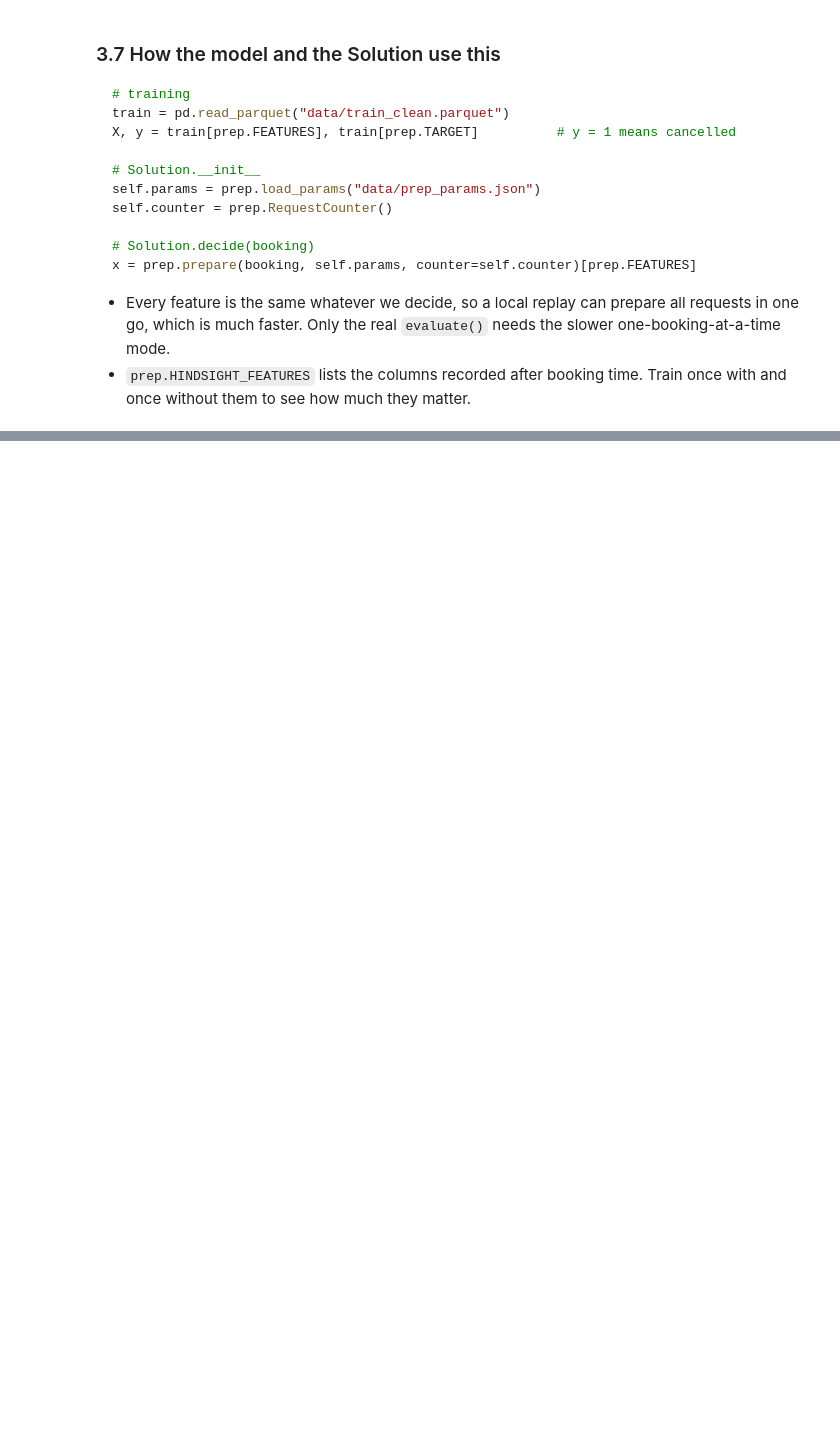
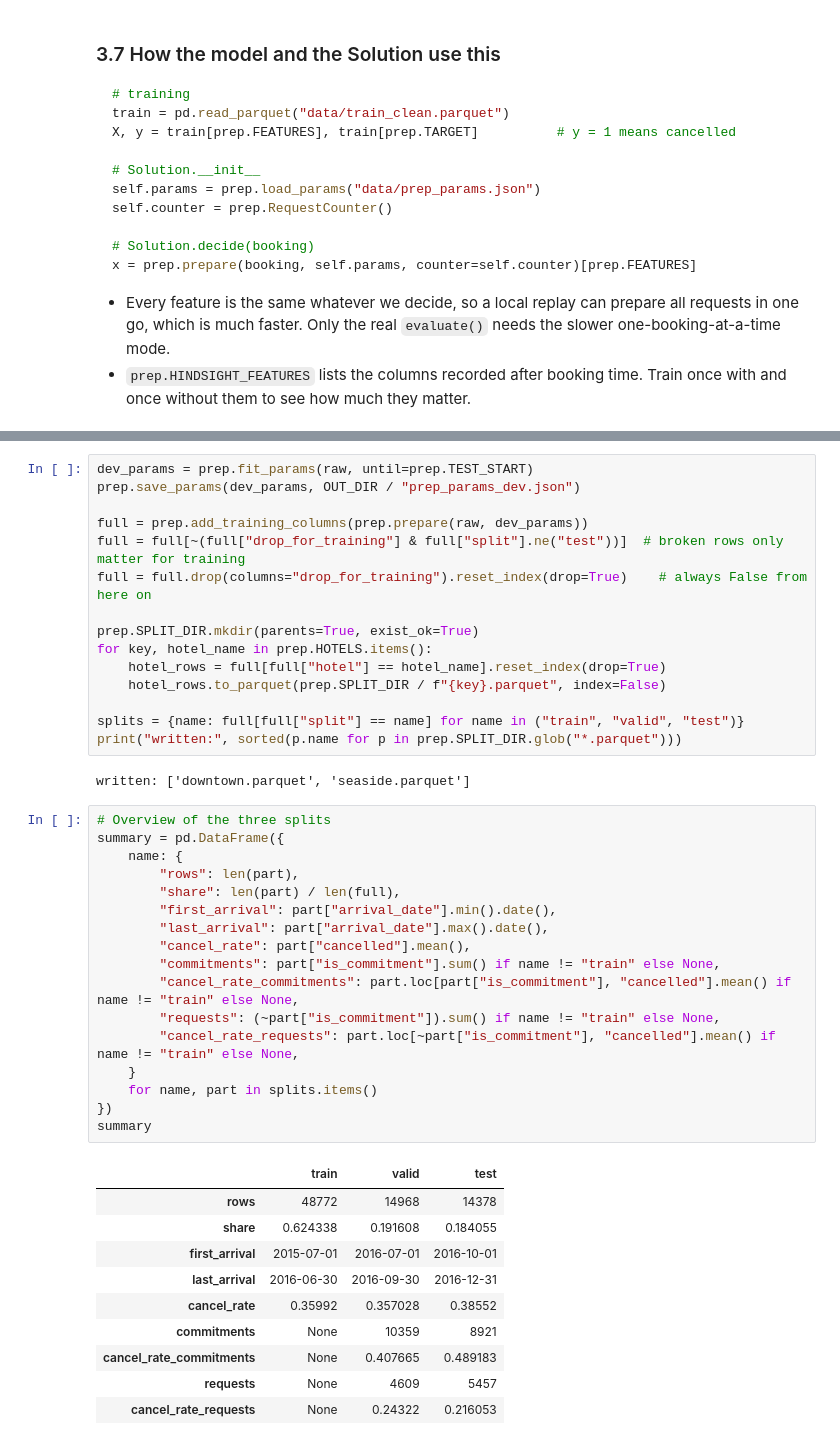
Before and after one commit to DM-Schabert/Valhackers, a Jupyter notebook: preprocessing.ipynb, the cells around one changed output, grey strips where cells are left out. Drawn from its saved outputs; the diff is of its cells as text; blank space fills up the shorter version.

```diff
--- a/preprocessing.ipynb
+++ b/preprocessing.ipynb
@@ -456,0 +475,45 @@ x = prep.prepare(booking, self.params, counter=self.counter)[prep.FEATURES]
+# %%
+dev_params = prep.fit_params(raw, until=prep.TEST_START)
+prep.save_params(dev_params, OUT_DIR / "prep_params_dev.json")
+
+full = prep.add_training_columns(prep.prepare(raw, dev_params))
+full = full[~(full["drop_for_training"] & full["split"].ne("test"))]  # broken rows only matter for training
+full = full.drop(columns="drop_for_training").reset_index(drop=True)    # always False from here on
+
+prep.SPLIT_DIR.mkdir(parents=True, exist_ok=True)
+for key, hotel_name in prep.HOTELS.items():
+    hotel_rows = full[full["hotel"] == hotel_name].reset_index(drop=True)
+    hotel_rows.to_parquet(prep.SPLIT_DIR / f"{key}.parquet", index=False)
+
+splits = {name: full[full["split"] == name] for name in ("train", "valid", "test")}
+print("written:", sorted(p.name for p in prep.SPLIT_DIR.glob("*.parquet")))
+# %% [output]
+written: ['downtown.parquet', 'seaside.parquet']
+# %%
+# Overview of the three splits
+summary = pd.DataFrame({
+    name: {
+        "rows": len(part),
+        "share": len(part) / len(full),
+        "first_arrival": part["arrival_date"].min().date(),
+        "last_arrival": part["arrival_date"].max().date(),
+        "cancel_rate": part["cancelled"].mean(),
+        "commitments": part["is_commitment"].sum() if name != "train" else None,
+        "cancel_rate_commitments": part.loc[part["is_commitment"], "cancelled"].mean() if name != "train" else None,
+        "requests": (~part["is_commitment"]).sum() if name != "train" else None,
+        "cancel_rate_requests": part.loc[~part["is_commitment"], "cancelled"].mean() if name != "train" else None,
+    }
+    for name, part in splits.items()
+})
+summary
+# %% [output]
+|  | train | valid | test |
+| rows | 48772 | 14968 | 14378 |
+| share | 0.624338 | 0.191608 | 0.184055 |
+| first_arrival | 2015-07-01 | 2016-07-01 | 2016-10-01 |
+| last_arrival | 2016-06-30 | 2016-09-30 | 2016-12-31 |
+| cancel_rate | 0.35992 | 0.357028 | 0.38552 |
+| commitments | None | 10359 | 8921 |
+| cancel_rate_commitments | None | 0.407665 | 0.489183 |
+| requests | None | 4609 | 5457 |
+| cancel_rate_requests | None | 0.24322 | 0.216053 |
```
Also changed, not shown: parts of 10 cells of this notebook, 2 other files.
